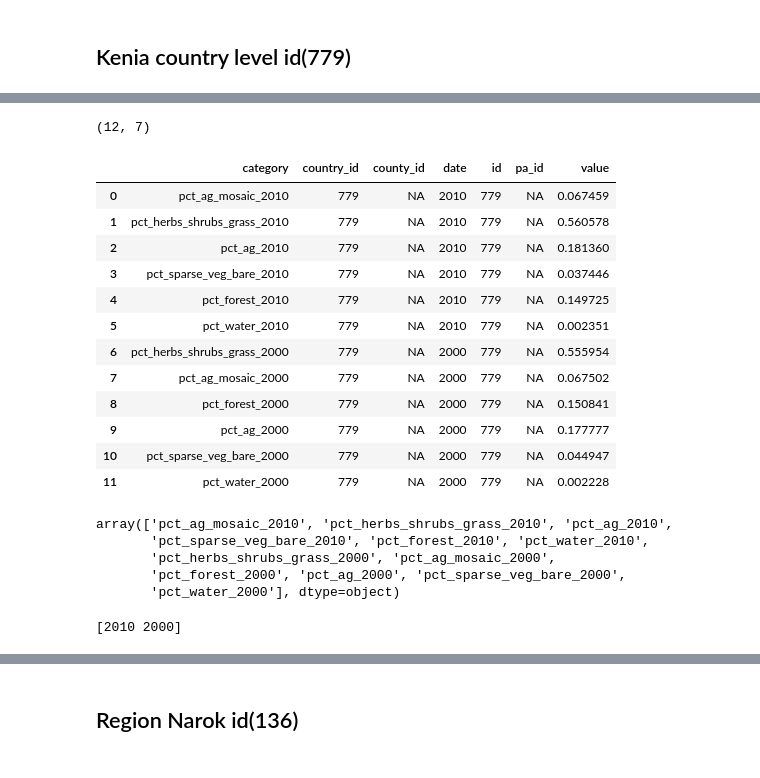
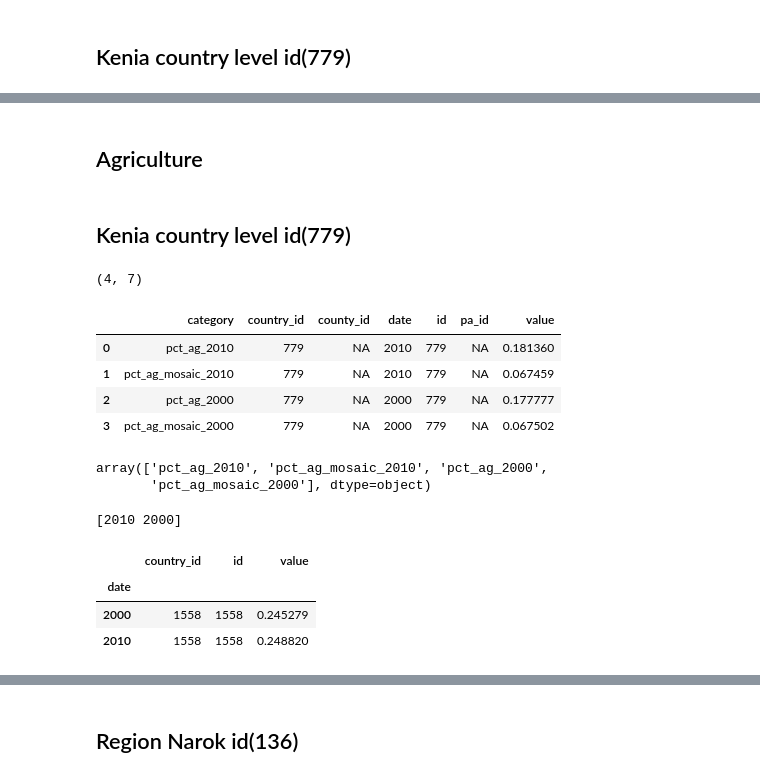
Before and after one commit to Vizzuality/notebooks, a Jupyter notebook: Kenia-dashboard/dashboard-exploration.ipynb, the cells around one changed output, grey strips where cells are left out. Drawn from its saved outputs; the diff is of its cells as text; code cells hidden in the pictures.

Commit message:
uppdated: protected area and population

```diff
--- a/Kenia-dashboard/dashboard-exploration.ipynb
+++ b/Kenia-dashboard/dashboard-exploration.ipynb
@@ -321,33 +327,31 @@ display(data.sort_values('date').plot(x='date', y='value',rot=90,title=data.cate
+# %% [markdown]
+## Agriculture
+# %% [markdown]
+## Kenia country level id(779)
 # %%
-data = get_api_call("with r as (SELECT category, country_id, county_id, id, pa_id, value, regexp_split_to_array(category, '_') as date FROM indicators_landcover where category not in ('Estimated Total Pop 2015','Mean Travel Time to City with Pop > 50k', 'Percent_Unprotected','Percent_Protected')) select category, country_id, county_id, id, pa_id, value, date[array_upper(date,1)] from r where id=779 order by date desc")
+data = get_api_call("with r as (SELECT category, country_id, county_id, id, pa_id, value, regexp_split_to_array(category, '_') as date FROM indicators_landcover where category like 'pct_ag%') select category, country_id, county_id, id, pa_id, value, date[array_upper(date,1)] from r where id=779 order by date desc")
 print(data.shape)
 data.head(12)
 # %% [output]
-(12, 7)
+(4, 7)
 |  | category | country_id | county_id | date | id | pa_id | value |
-| 0 | pct_ag_mosaic_2010 | 779 | NA | 2010 | 779 | NA | 0.067459 |
-| 1 | pct_herbs_shrubs_grass_2010 | 779 | NA | 2010 | 779 | NA | 0.560578 |
-| 2 | pct_ag_2010 | 779 | NA | 2010 | 779 | NA | 0.181360 |
-| 3 | pct_sparse_veg_bare_2010 | 779 | NA | 2010 | 779 | NA | 0.037446 |
-| 4 | pct_forest_2010 | 779 | NA | 2010 | 779 | NA | 0.149725 |
-| 5 | pct_water_2010 | 779 | NA | 2010 | 779 | NA | 0.002351 |
-| 6 | pct_herbs_shrubs_grass_2000 | 779 | NA | 2000 | 779 | NA | 0.555954 |
-| 7 | pct_ag_mosaic_2000 | 779 | NA | 2000 | 779 | NA | 0.067502 |
-| 8 | pct_forest_2000 | 779 | NA | 2000 | 779 | NA | 0.150841 |
-| 9 | pct_ag_2000 | 779 | NA | 2000 | 779 | NA | 0.177777 |
-| 10 | pct_sparse_veg_bare_2000 | 779 | NA | 2000 | 779 | NA | 0.044947 |
-| 11 | pct_water_2000 | 779 | NA | 2000 | 779 | NA | 0.002228 |
+| 0 | pct_ag_2010 | 779 | NA | 2010 | 779 | NA | 0.181360 |
+| 1 | pct_ag_mosaic_2010 | 779 | NA | 2010 | 779 | NA | 0.067459 |
+| 2 | pct_ag_2000 | 779 | NA | 2000 | 779 | NA | 0.177777 |
+| 3 | pct_ag_mosaic_2000 | 779 | NA | 2000 | 779 | NA | 0.067502 |
 # %%
 data.category.unique()
 # %% [output]
-array(['pct_ag_mosaic_2010', 'pct_herbs_shrubs_grass_2010', 'pct_ag_2010',
-       'pct_sparse_veg_bare_2010', 'pct_forest_2010', 'pct_water_2010',
-       'pct_herbs_shrubs_grass_2000', 'pct_ag_mosaic_2000',
-       'pct_forest_2000', 'pct_ag_2000', 'pct_sparse_veg_bare_2000',
-       'pct_water_2000'], dtype=object)
+array(['pct_ag_2010', 'pct_ag_mosaic_2010', 'pct_ag_2000',
+       'pct_ag_mosaic_2000'], dtype=object)
 # %%
 years = data.date.unique()
 print(years)
-data=data.sort_values('category').set_index(['category'])
+data=data.groupby('date').sum()
+data.head()
 # %% [output]
 [2010 2000]
+|  | country_id | id | value |
+| date |  |  |  |
+| 2000 | 1558 | 1558 | 0.245279 |
+| 2010 | 1558 | 1558 | 0.248820 |
```
Also changed, not shown: parts of 71 cells of this notebook.
